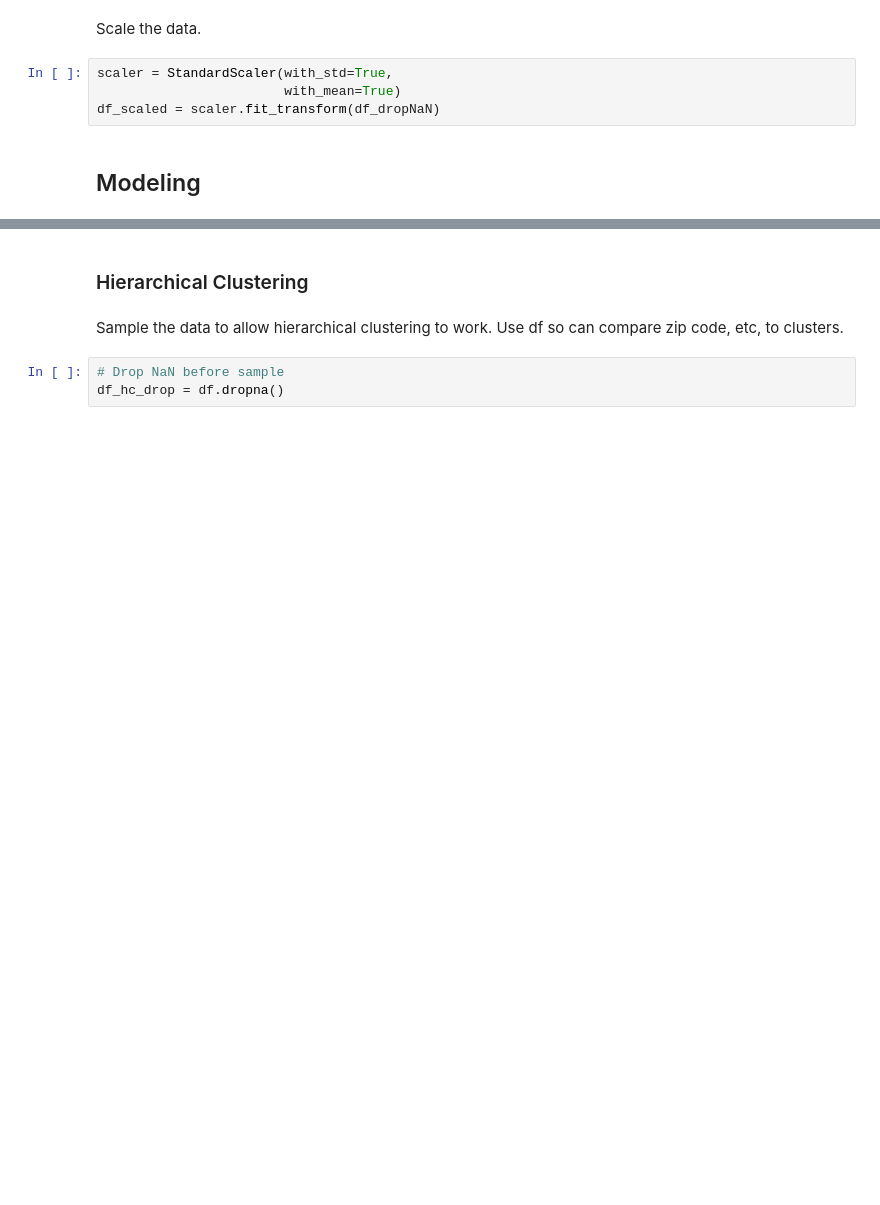
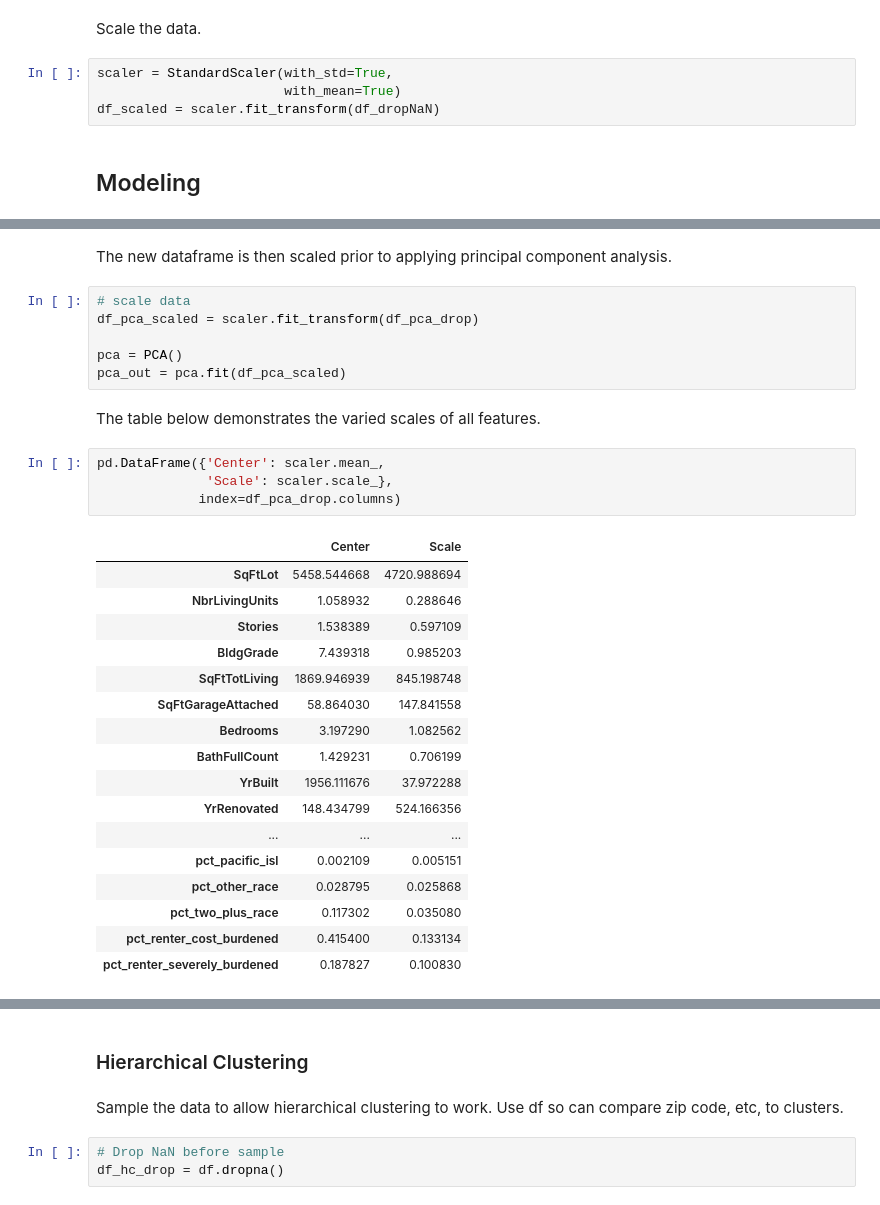
Before and after one commit to jwilsonc/PracticalHW4_5322, a Jupyter notebook: code/PracticalHomework4_Modeling.ipynb, the cells around one changed output, grey strips where cells are left out. Saved outputs shown, nothing was run; the diff lists cells and outputs as text; blank space fills up the shorter version.

```diff
--- a/code/PracticalHomework4_Modeling.ipynb
+++ b/code/PracticalHomework4_Modeling.ipynb
@@ -158,0 +174,32 @@ df_scaled = scaler.fit_transform(df_dropNaN)
+# %% [markdown]
+The new dataframe is then scaled prior to applying principal component analysis.
+# %%
+# scale data
+df_pca_scaled = scaler.fit_transform(df_pca_drop)
+
+pca = PCA()
+pca_out = pca.fit(df_pca_scaled)
+# %% [markdown]
+The table below demonstrates the varied scales of all features.
+# %%
+pd.DataFrame({'Center': scaler.mean_,
+              'Scale': scaler.scale_},
+             index=df_pca_drop.columns)
+# %% [output]
+|  | Center | Scale |
+| SqFtLot | 5458.544668 | 4720.988694 |
+| NbrLivingUnits | 1.058932 | 0.288646 |
+| Stories | 1.538389 | 0.597109 |
+| BldgGrade | 7.439318 | 0.985203 |
+| SqFtTotLiving | 1869.946939 | 845.198748 |
+| SqFtGarageAttached | 58.864030 | 147.841558 |
+| Bedrooms | 3.197290 | 1.082562 |
+| BathFullCount | 1.429231 | 0.706199 |
+| YrBuilt | 1956.111676 | 37.972288 |
+| YrRenovated | 148.434799 | 524.166356 |
+| ... | ... | ... |
+| pct_pacific_isl | 0.002109 | 0.005151 |
+| pct_other_race | 0.028795 | 0.025868 |
+| pct_two_plus_race | 0.117302 | 0.035080 |
+| pct_renter_cost_burdened | 0.415400 | 0.133134 |
+| pct_renter_severely_burdened | 0.187827 | 0.100830 |
```
Also changed, not shown: parts of 22 cells of this notebook.
